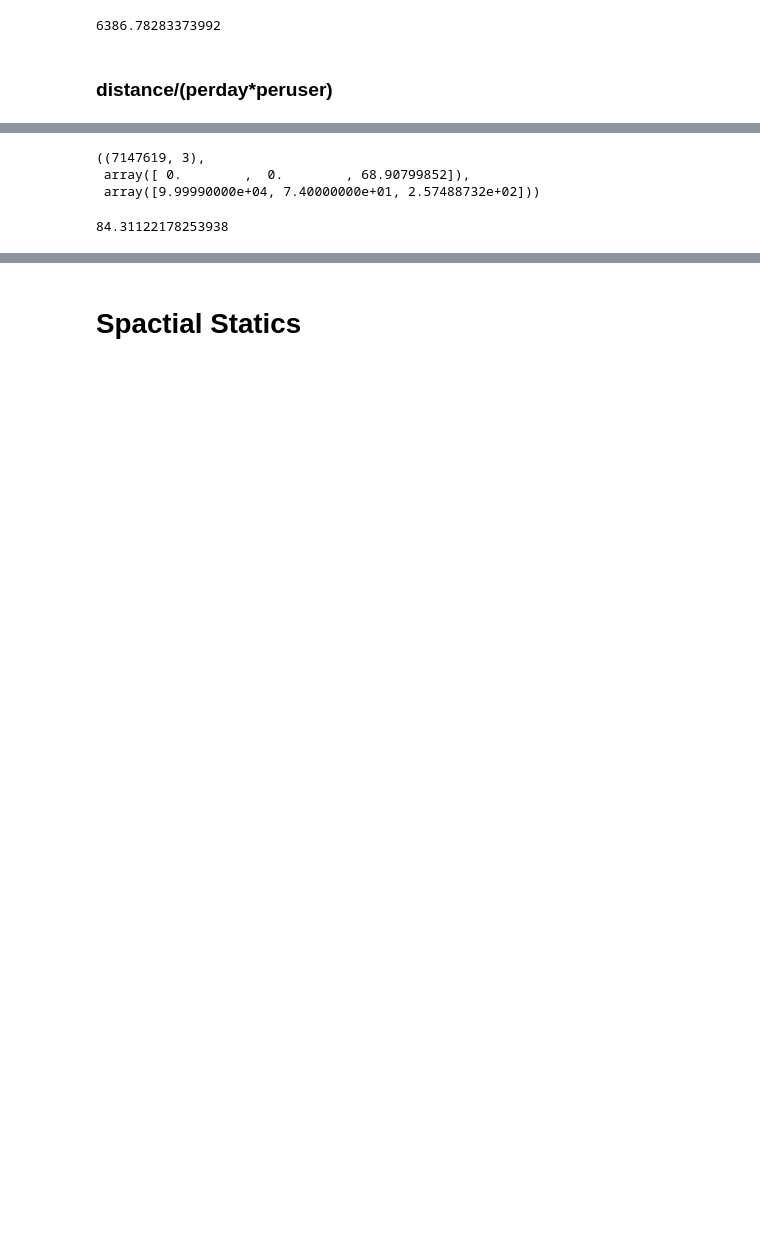
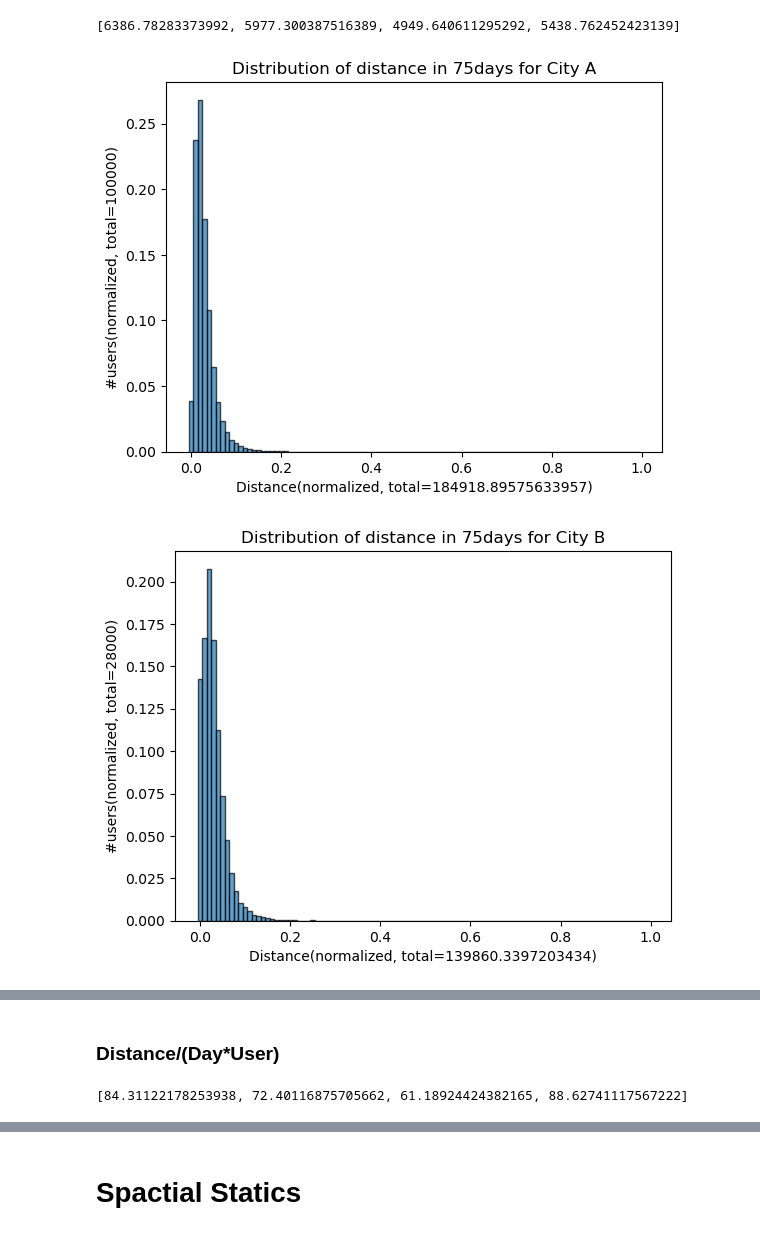
Before and after one commit to RobinsonXing/hmpc2024, a Jupyter notebook: analysis1.ipynb, the cells around one changed output, grey strips where cells are left out. Saved outputs shown, nothing was run; the diff lists cells and outputs as text; code cells hidden in the pictures; blank space fills up the shorter version.

```diff
--- a/analysis1.ipynb
+++ b/analysis1.ipynb
@@ -38 +14,6 @@ print(type(traj_A_np))
+# %%
+traj_A = pd.read_csv(file_path + file_name_A, compression='gzip').to_numpy()
+traj_B = pd.read_csv(file_path + file_name_B, compression='gzip').to_numpy()
+traj_C = pd.read_csv(file_path + file_name_C, compression='gzip').to_numpy()
+traj_D = pd.read_csv(file_path + file_name_D, compression='gzip').to_numpy()
 # %% [markdown]
@@ -80,6 +62,42 @@ dis_peruser.shape, dis_peruser[1], dis_peruser[-1]
-# %%
-np.mean(dis_peruser[:, 1])
-# %% [output]
-6386.78283373992
-# %% [markdown]
-### distance/(perday*peruser)
+# %%
+dis_pu_A = distant_per_user(traj_A)
+dis_pu_B = distant_per_user(traj_B)
+dis_pu_C = distant_per_user(traj_C)
+dis_pu_D = distant_per_user(traj_D)
+# %%
+A = np.mean(dis_pu_A[:, 1])
+B = np.mean(dis_pu_B[:, 1]) * 75 / 60
+C = np.mean(dis_pu_C[:, 1]) * 75 / 60
+D = np.mean(dis_pu_D[:, 1]) * 75 / 60
+
+mean_dis_pp = [A, B, C, D]
+mean_dis_pp
+# %% [output]
+[6386.78283373992, 5977.300387516389, 4949.640611295292, 5438.762452423139]
+# %%
+def plot_distribution_dis_pu(dis_pu, city):
+    """绘制平均轨迹距离用户数分布的柱状图，用户数及距离均归一化"""
+    counts, bins = np.histogram(dis_pu[:,1], bins=100)
+    total_dis = bins[-1]
+    normalized_counts = counts / np.sum(counts)    # 归一化频数
+    bins[:] = bins[:] / bins[-1]
+
+    # 绘制频率归一化的柱状图
+    plt.figure()
+    plt.bar(bins[:-1], normalized_counts, width=np.diff(bins), edgecolor='black', alpha=0.7)
+
+    # 添加图表标题和标签
+    plt.title('Distribution of distance in 75days for ' + city)
+    plt.xlabel('Distance(normalized, total=' + str(total_dis) + ')' )
+    plt.ylabel('#users(normalized, total=' + str(len(dis_pu)) + ')')
+
+    # 显示图表
+    plt.show()
+# %%
+plot_distribution_dis_pu(dis_pu_A, 'City A')
+plot_distribution_dis_pu(dis_pu_B, 'City B')
+plot_distribution_dis_pu(dis_pu_C, 'City C')
+plot_distribution_dis_pu(dis_pu_D, 'City D')
+# %% [output]
+[figure, added]
+[figure, added]
@@ -86 +106,3 @@ np.mean(dis_peruser[:, 1])
+# %% [markdown]
+### Distance/(Day*User)
 # %%
@@ -102,11 +131,0 @@ dis_perday_peruser.append([uid, day, dis])
-# %%
-dis_perday_peruser = np.array(dis_perday_peruser)
-dis_perday_peruser.shape, dis_perday_peruser[0], dis_perday_peruser[-1]
-# %% [output]
-((7147619, 3),
- array([ 0.        ,  0.        , 68.90799852]),
- array([9.99990000e+04, 7.40000000e+01, 2.57488732e+02]))
-# %%
-np.mean(dis_perday_peruser[:, 2])
-# %% [output]
-84.31122178253938
@@ -112,0 +137,10 @@ np.mean(dis_perday_peruser[:, 2])
+# %%
+A = np.mean(dis_pp_A[:, 2])
+B = np.mean(dis_pp_B[:, 2])
+C = np.mean(dis_pp_C[:, 2])
+D = np.mean(dis_pp_D[:, 2])
+
+mean_dis_pp = [A, B, C, D]
+mean_dis_pp
+# %% [output]
+[84.31122178253938, 72.40116875705662, 61.18924424382165, 88.62741117567222]
```
Also changed, not shown: parts of 19 cells of this notebook.
